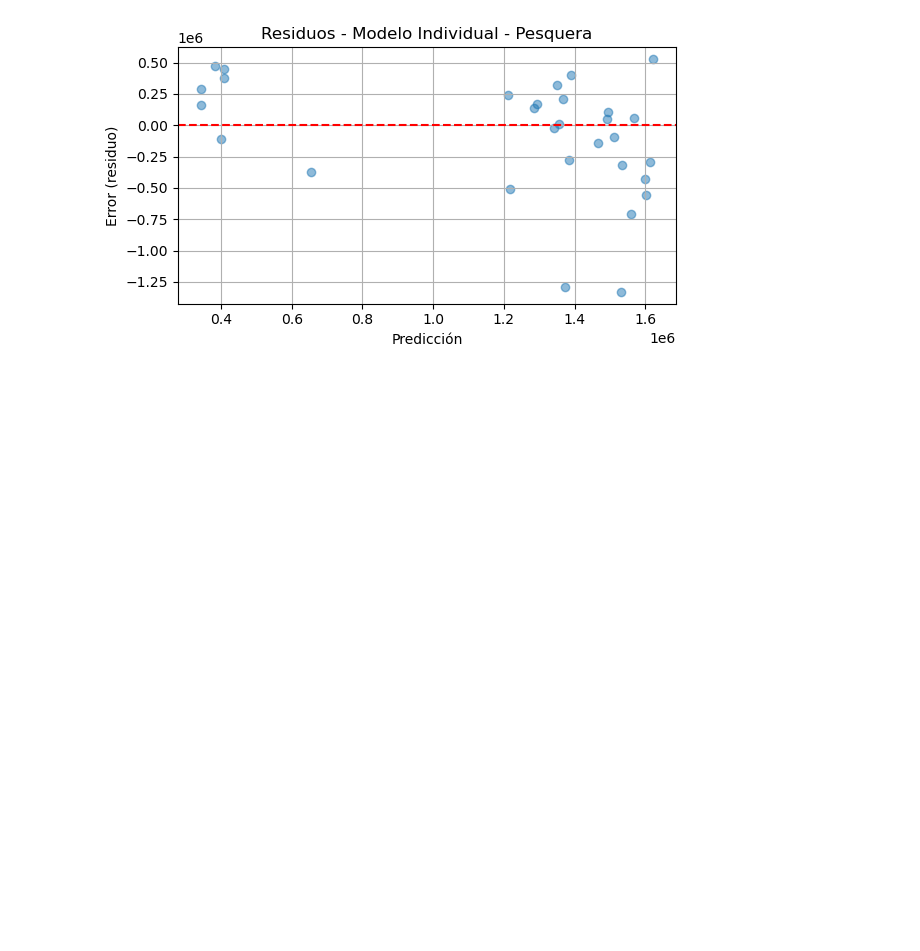
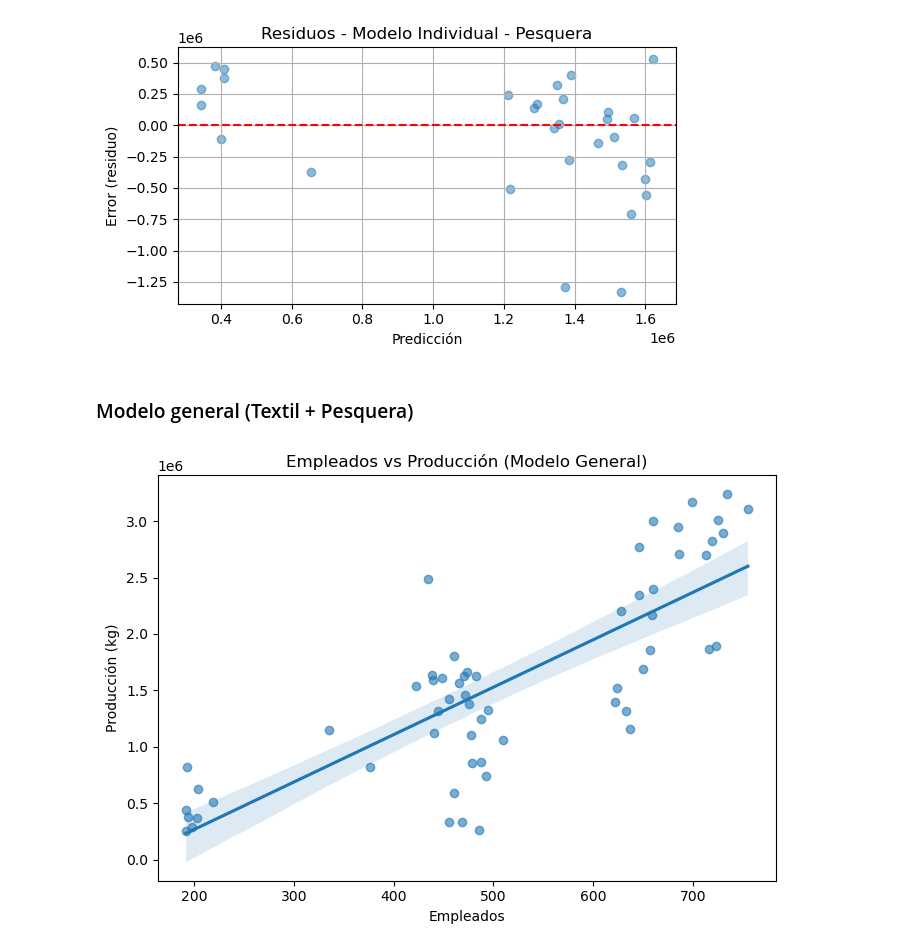
Before and after one commit to lunalucianoj/produccion-industrial-tdf, a Jupyter notebook: notebooks/01_exploracion_y_union_datasets.ipynb, the cells around one changed output. Saved outputs shown, nothing was run; the diff lists cells and outputs as text; code cells hidden in the pictures; blank space fills up the shorter version.

```diff
--- a/notebooks/01_exploracion_y_union_datasets.ipynb
+++ b/notebooks/01_exploracion_y_union_datasets.ipynb
@@ -2464,3 +2464,16 @@ MedAE: 292452.52
 Explained Variance: 0.183
 R²: 0.157
 [figure]
+# %% [markdown]
+### Modelo general (Textil + Pesquera)
+# %%
+plt.figure(figsize=(7, 5))
+sns.regplot(data=X_test_kg.assign(Produccion=y_test_kg),
+            x='empleados', y='Produccion', scatter_kws={'alpha': 0.6})
+plt.title("Empleados vs Producción (Modelo General)")
+plt.xlabel("Empleados")
+plt.ylabel("Producción (kg)")
+plt.tight_layout()
+plt.show()
+# %% [output]
+[figure, added]
```
Also changed, not shown: parts of 34 cells of this notebook.
